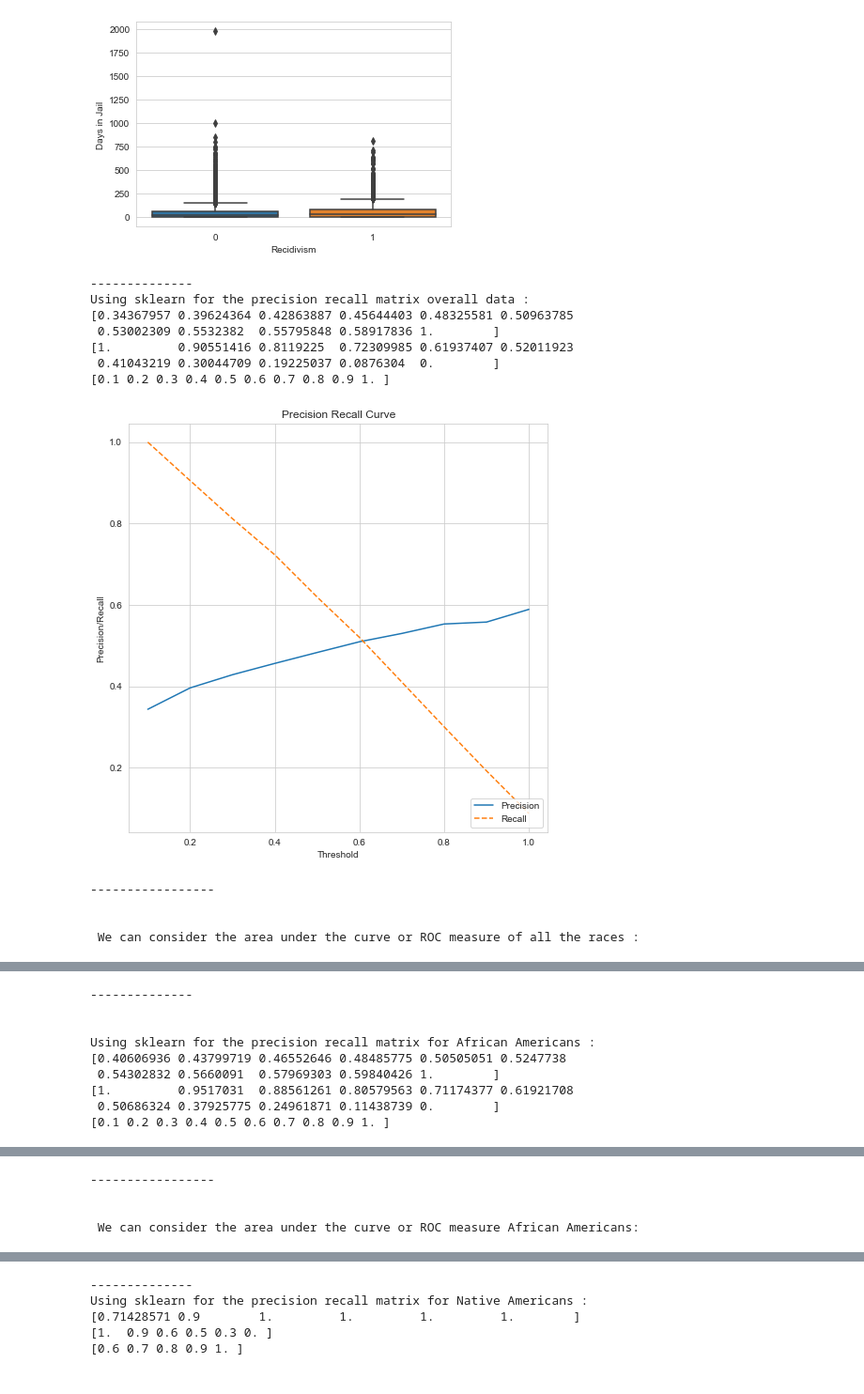
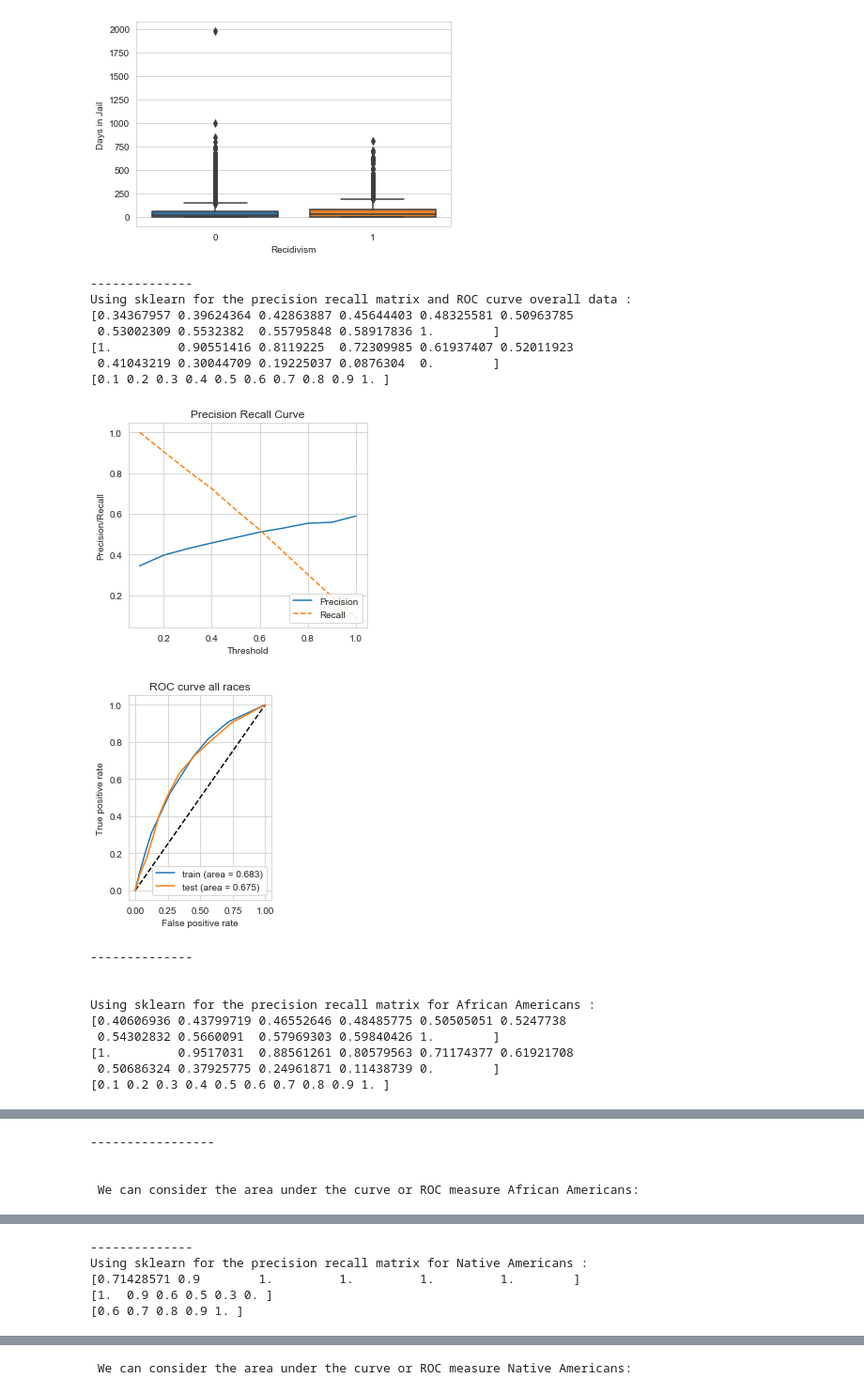
Before and after one commit to OSMaxwell/MIUG_Project, a Jupyter notebook: Untitled.ipynb, the cells around one changed output, grey strips where cells are left out. Shown at 94% size. Cells and saved outputs as stored; diff of their text form; code cells hidden in the pictures.

```diff
--- a/Untitled.ipynb
+++ b/Untitled.ipynb
@@ -118,7 +118,6 @@ FN = [[0] * 10,[1] * 10,[0] * 10,[0] * 10,[0] * 10,[0] * 10]
 
 
 
-
 data['pScore']= data['COMPAS Score']/10
 data_p = data.copy()
 data_p['Male'] = 1-(data['Sex'].astype('category')).cat.codes
@@ -133,12 +132,13 @@ y_pred = data.pScore
 y_pred_train, y_pred_test, y_train, y_test = train_test_split(y_pred, y, test_size=0.3, random_state=350)
 
 print("--------------")
-print('Using sklearn for the precision recall matrix overall data : ')
+print('Using sklearn for the precision recall matrix and ROC curve overall data : ')
 precisions, recalls, thresholds = precision_recall_curve(y, y_pred)
 print(precisions)
 print(recalls)
 print(thresholds)
-plt.figure(figsize=[8,8])
+_ = plt.figure(figsize = (10,4))
+plt.subplot(1, 2, 1)
 plt.plot(thresholds, precisions[:-1], label="Precision")
 plt.plot(thresholds, recalls[:-1], "--", label="Recall")
 plt.xlabel('Threshold')
@@ -147,11 +147,11 @@ plt.title('Precision Recall Curve')
 plt.legend(loc='lower right')
 plt.show()
 
-print("-----------------")
+#print("-----------------")
 
 
 
-print('\n \n We can consider the area under the curve or ROC measure of all the races :')
+#print('\n \n We can consider the area under the curve or ROC measure of all the races :')
 
 fpr_train, tpr_train, thresholds = roc_curve(y_train,y_pred_train)
 fpr_test, tpr_test, thresholds = roc_curve(y_test,y_pred_test)
@@ -159,13 +159,14 @@ fpr_test, tpr_test, thresholds = roc_curve(y_test,y_pred_test)
 auc_train = auc(fpr_train, tpr_train)
 auc_test = auc(fpr_test, tpr_test)
 
-plt.figure(figsize=[8,8])
+
+plt.subplot(1, 2, 2)
 plt.plot([0, 1], [0, 1], 'k--')
 plt.plot(fpr_train, tpr_train, label='train (area = {:.3f})'.format(auc_train))
 plt.plot(fpr_test, tpr_test, label='test (area = {:.3f})'.format(auc_test))
 plt.xlabel('False positive rate')
 plt.ylabel('True positive rate')
-plt.title('ROC curve')
+plt.title('ROC curve all races')
 plt.legend(loc='lower right')
 plt.show()
 
@@ -617,36 +618,42 @@ plt.show()
 
 for i in range(10):
     y_pred_bin = y_pred.copy()
     y_pred_bin[y_pred_bin < thr_x[i]] = 0
     y_pred_bin[y_pred_bin >= thr_x[i]] = 1
 
     data_p['Predicted'] = y_pred_bin
     cmat = confusion_matrix(a, y_pred_bin)
     confusion_df = pd.DataFrame(data=cmat, index=['pred: 0', 'pred: 1'], columns=['actual: 0','actual: 1'])
     #print('The confusion matrix of Caucasians corresponding to threshold : ',thr_x[i])
     #print(confusion_df)
     TN[5][i] = cmat[0,0]
     TP[5][i] = cmat[1,1]
     FP[5][i] = cmat[1,0]
     FN[5][i] = cmat[0,1]
 
 
 
 
 print('\n', TN)
 print('\n', TP)
 print('\n', FP)
 print('\n', FN)
 # %% [output]
 --------------
-Using sklearn for the precision recall matrix overall data :
+Using sklearn for the precision recall matrix and ROC curve overall data :
 [0.34367957 0.39624364 0.42863887 0.45644403 0.48325581 0.50963785
  0.53002309 0.5532382  0.55795848 0.58917836 1.        ]
 [1.         0.90551416 0.8119225  0.72309985 0.61937407 0.52011923
  0.41043219 0.30044709 0.19225037 0.0876304  0.        ]
 [0.1 0.2 0.3 0.4 0.5 0.6 0.7 0.8 0.9 1. ]
-[figure, old version]
+[figure, new version]
+[figure, new version]
------------------
+--------------
 
 
- We can consider the area under the curve or ROC measure of all the races :
+Using sklearn for the precision recall matrix for African Americans :
+[0.40606936 0.43799719 0.46552646 0.48485775 0.50505051 0.5247738
+ 0.54302832 0.5660091  0.57969303 0.59840426 1.        ]
+[1.         0.9517031  0.88561261 0.80579563 0.71174377 0.61921708
+ 0.50686324 0.37925775 0.24961871 0.11438739 0.        ]
+[0.1 0.2 0.3 0.4 0.5 0.6 0.7 0.8 0.9 1. ]
@@ -654,9 +661,4 @@ Using sklearn for the precision recall matrix overall data :
---------------
+-----------------
 
 
-Using sklearn for the precision recall matrix for African Americans :
-[0.40606936 0.43799719 0.46552646 0.48485775 0.50505051 0.5247738
- 0.54302832 0.5660091  0.57969303 0.59840426 1.        ]
-[1.         0.9517031  0.88561261 0.80579563 0.71174377 0.61921708
- 0.50686324 0.37925775 0.24961871 0.11438739 0.        ]
-[0.1 0.2 0.3 0.4 0.5 0.6 0.7 0.8 0.9 1. ]
+ We can consider the area under the curve or ROC measure African Americans:
@@ -664,4 +666,5 @@ Using sklearn for the precision recall matrix for African Americans :
------------------
-
-
- We can consider the area under the curve or ROC measure African Americans:
+--------------
+Using sklearn for the precision recall matrix for Native Americans :
+[0.71428571 0.9        1.         1.         1.         1.        ]
+[1.  0.9 0.6 0.5 0.3 0. ]
+[0.6 0.7 0.8 0.9 1. ]
@@ -669,5 +672 @@ Using sklearn for the precision recall matrix for African Americans :
---------------
-Using sklearn for the precision recall matrix for Native Americans :
-[0.71428571 0.9        1.         1.         1.         1.        ]
-[1.  0.9 0.6 0.5 0.3 0. ]
-[0.6 0.7 0.8 0.9 1. ]
+ We can consider the area under the curve or ROC measure Native Americans:
```
Also changed, not shown: parts of 4 cells of this notebook.
